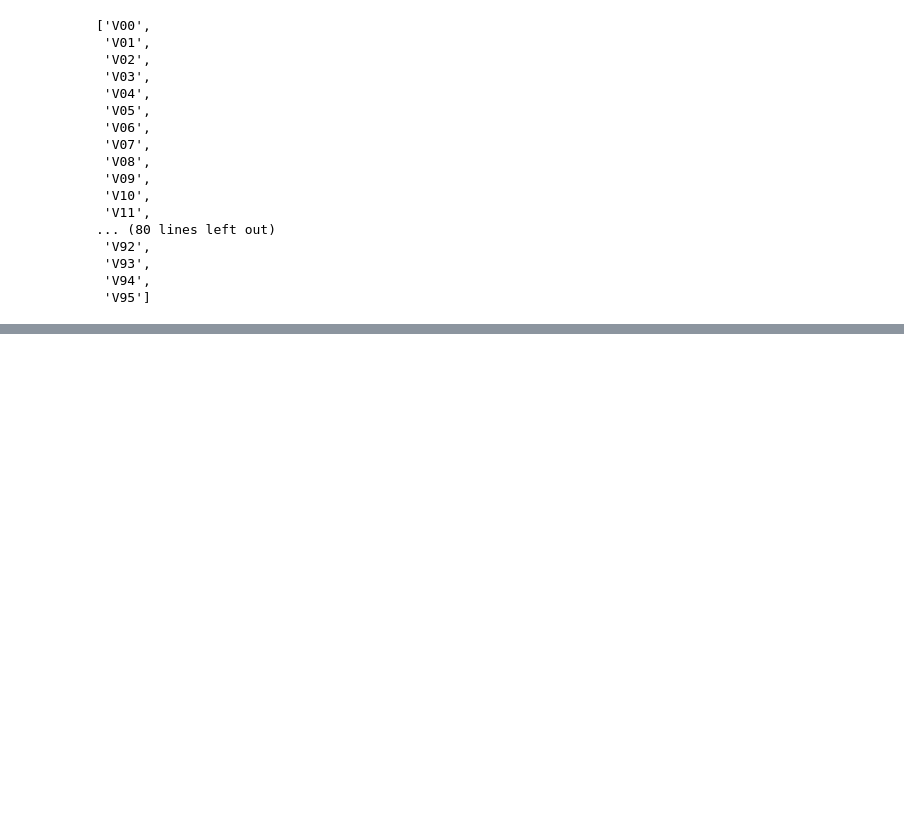
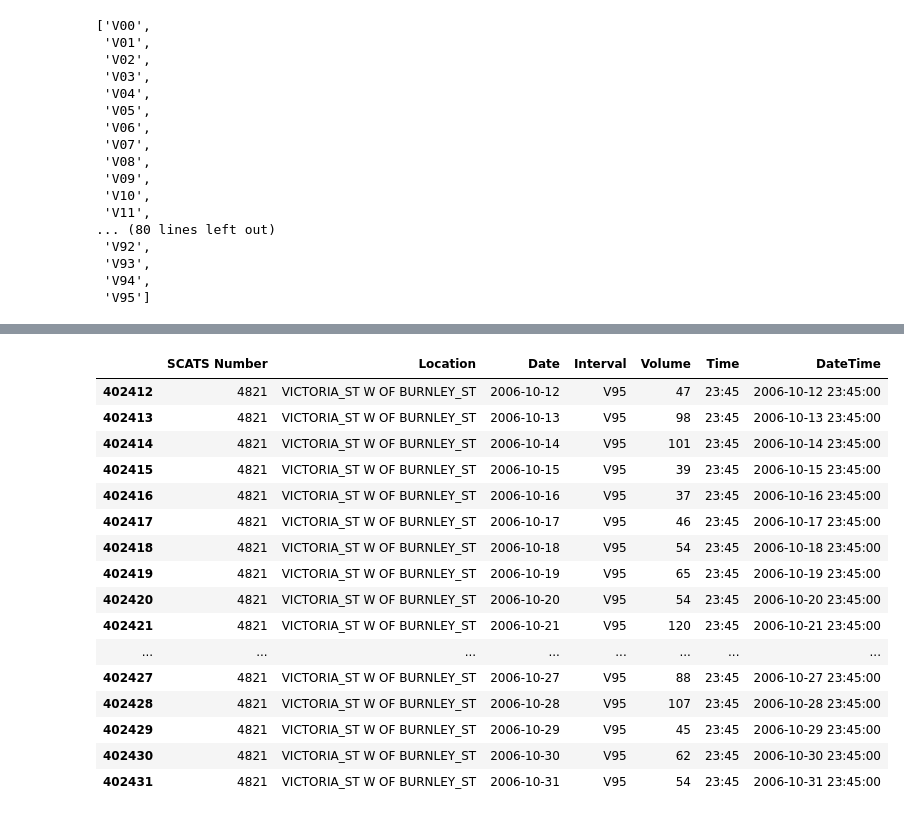
Before and after one commit to Dinith-Thejana/Assignment_2B, a Jupyter notebook: scripts/preprocess.ipynb, the cells around one changed output, grey strips where cells are left out. Cells and saved outputs as stored; diff of their text form; code cells hidden in the pictures; blank space fills up the shorter version.

```diff
--- a/scripts/preprocess.ipynb
+++ b/scripts/preprocess.ipynb
@@ -65,0 +98,21 @@ time_columns
+# %%
+df_m['DateTime'] = pd.to_datetime(df_m['Date'].astype(str) + ' ' + df_m['Time'])
+df_m.tail(20)
+# %% [output]
+|  | SCATS Number | Location | Date | Interval | Volume | Time | DateTime |
+| 402412 | 4821 | VICTORIA_ST W OF BURNLEY_ST | 2006-10-12 | V95 | 47 | 23:45 | 2006-10-12 23:45:00 |
+| 402413 | 4821 | VICTORIA_ST W OF BURNLEY_ST | 2006-10-13 | V95 | 98 | 23:45 | 2006-10-13 23:45:00 |
+| 402414 | 4821 | VICTORIA_ST W OF BURNLEY_ST | 2006-10-14 | V95 | 101 | 23:45 | 2006-10-14 23:45:00 |
+| 402415 | 4821 | VICTORIA_ST W OF BURNLEY_ST | 2006-10-15 | V95 | 39 | 23:45 | 2006-10-15 23:45:00 |
+| 402416 | 4821 | VICTORIA_ST W OF BURNLEY_ST | 2006-10-16 | V95 | 37 | 23:45 | 2006-10-16 23:45:00 |
+| 402417 | 4821 | VICTORIA_ST W OF BURNLEY_ST | 2006-10-17 | V95 | 46 | 23:45 | 2006-10-17 23:45:00 |
+| 402418 | 4821 | VICTORIA_ST W OF BURNLEY_ST | 2006-10-18 | V95 | 54 | 23:45 | 2006-10-18 23:45:00 |
+| 402419 | 4821 | VICTORIA_ST W OF BURNLEY_ST | 2006-10-19 | V95 | 65 | 23:45 | 2006-10-19 23:45:00 |
+| 402420 | 4821 | VICTORIA_ST W OF BURNLEY_ST | 2006-10-20 | V95 | 54 | 23:45 | 2006-10-20 23:45:00 |
+| 402421 | 4821 | VICTORIA_ST W OF BURNLEY_ST | 2006-10-21 | V95 | 120 | 23:45 | 2006-10-21 23:45:00 |
+| ... | ... | ... | ... | ... | ... | ... | ... |
+| 402427 | 4821 | VICTORIA_ST W OF BURNLEY_ST | 2006-10-27 | V95 | 88 | 23:45 | 2006-10-27 23:45:00 |
+| 402428 | 4821 | VICTORIA_ST W OF BURNLEY_ST | 2006-10-28 | V95 | 107 | 23:45 | 2006-10-28 23:45:00 |
+| 402429 | 4821 | VICTORIA_ST W OF BURNLEY_ST | 2006-10-29 | V95 | 45 | 23:45 | 2006-10-29 23:45:00 |
+| 402430 | 4821 | VICTORIA_ST W OF BURNLEY_ST | 2006-10-30 | V95 | 62 | 23:45 | 2006-10-30 23:45:00 |
+| 402431 | 4821 | VICTORIA_ST W OF BURNLEY_ST | 2006-10-31 | V95 | 54 | 23:45 | 2006-10-31 23:45:00 |
```
Also changed, not shown: parts of 11 cells of this notebook, 4 other files.
